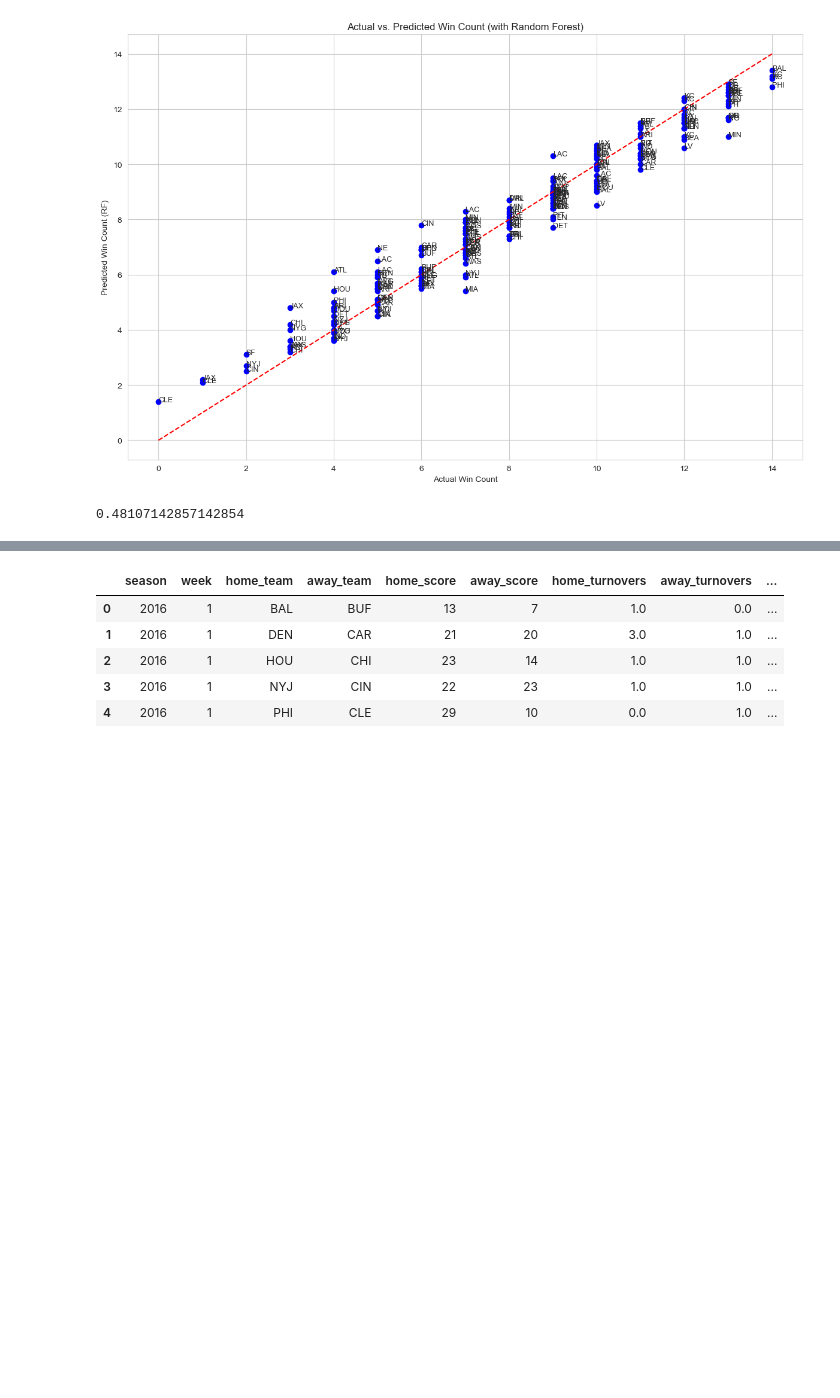
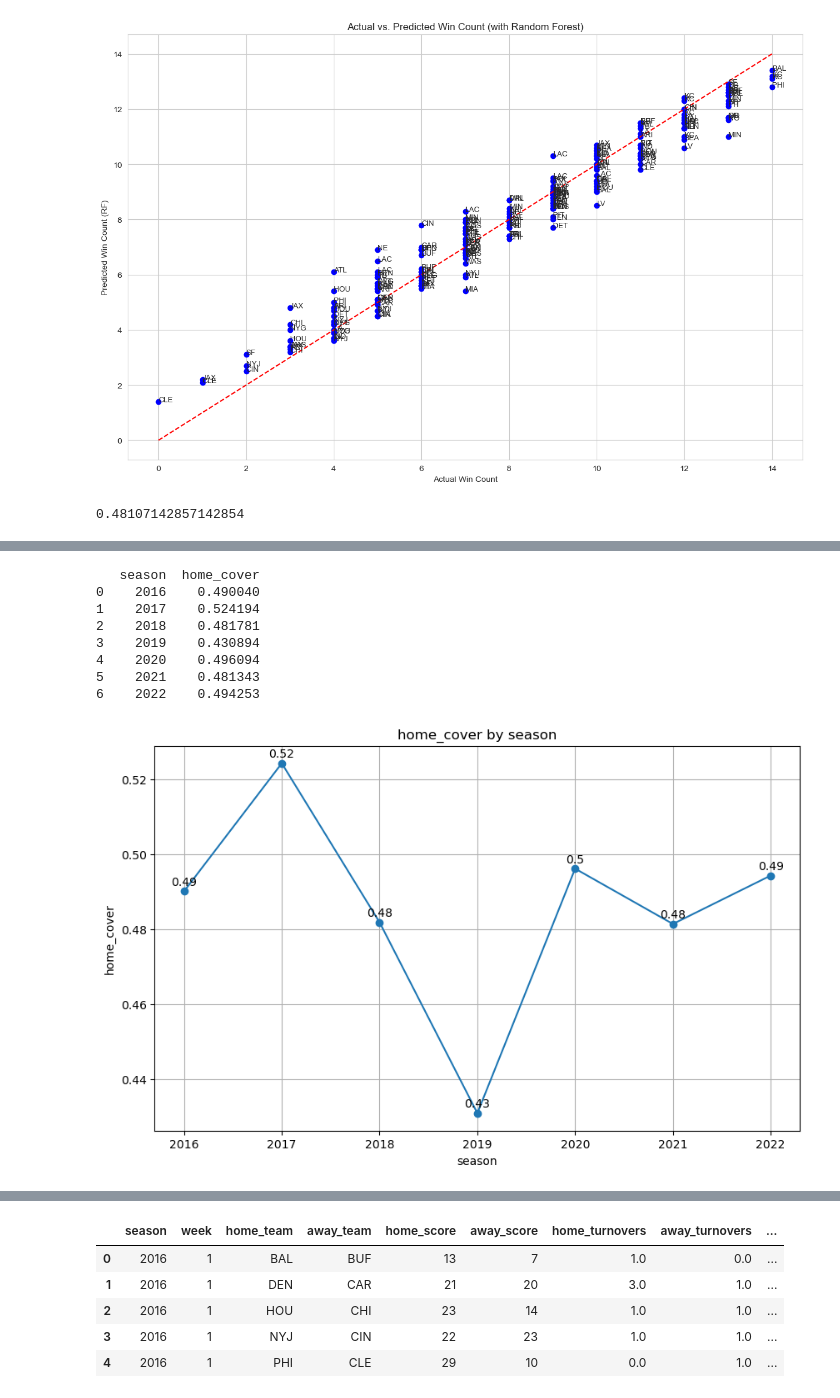
Before and after one commit to gbellamy512/projects, a Jupyter notebook: epa_eda.ipynb, the cells around one changed output, grey strips where cells are left out. Saved outputs shown, nothing was run; the diff lists cells and outputs as text; code cells hidden in the pictures; blank space fills up the shorter version.

```diff
--- a/epa_eda.ipynb
+++ b/epa_eda.ipynb
@@ -378,3 +400,15 @@ mse_rf
 # %% [output]
 [figure]
 0.48107142857142854
+# %%
+pbp = pd.read_csv('scrape/nfl_data_py/df_pbp_2016_2022.csv')
+pbp = pbp[(pbp['season_type'] == 'REG')]
+# lines = pbp[['home_team', 'away_team', 'spread_line', 'total_line', 'home_score', 'away_score']].drop_duplicates().reset_index(drop=True)
+lines = pbp[['season', 'week','home_team', 'away_team', 'spread_line', 'total_line', 'home_score', 'away_score']].drop_duplicates().reset_index(drop=True)
+lines['spread'] = lines['home_score'] - lines['away_score']
+lines['total'] = lines['home_score'] + lines['away_score']
+lines.loc[(lines['spread'] > lines['spread_line']),'home_cover'] = True
+lines.loc[(lines['spread'] < lines['spread_line']),'home_cover'] = False
+lines.loc[(lines['total'] > lines['total_line']),'over_cover'] = True
+lines.loc[(lines['total'] < lines['total_line']),'over_cover'] = False
+lines
@@ -380,0 +429,30 @@ mse_rf
+# %%
+y = 'home_cover'
+x = 'season'
+
+test = lines[lines[y].notna()].groupby(x)[y].mean().reset_index()
+
+print(test)
+
+plt.figure(figsize=(10, 6))
+plt.plot(test[x], test[y], marker='o')
+
+# Annotate each data point with its y-value
+for xi, yi in zip(test[x], test[y]):
+    plt.annotate(str(round(yi,2)), (xi, yi), textcoords="offset points", xytext=(0,5), ha='center')
+
+plt.title(f'{y} by {x}')
+plt.xlabel(f'{x}')
+plt.ylabel(f'{y}')
+plt.grid(True)
+plt.show()
+# %% [output]
+   season  home_cover
+0    2016    0.490040
+1    2017    0.524194
+2    2018    0.481781
+3    2019    0.430894
+4    2020    0.496094
+5    2021    0.481343
+6    2022    0.494253
+[figure, added]
```
Also changed, not shown: parts of 15 cells of this notebook.
